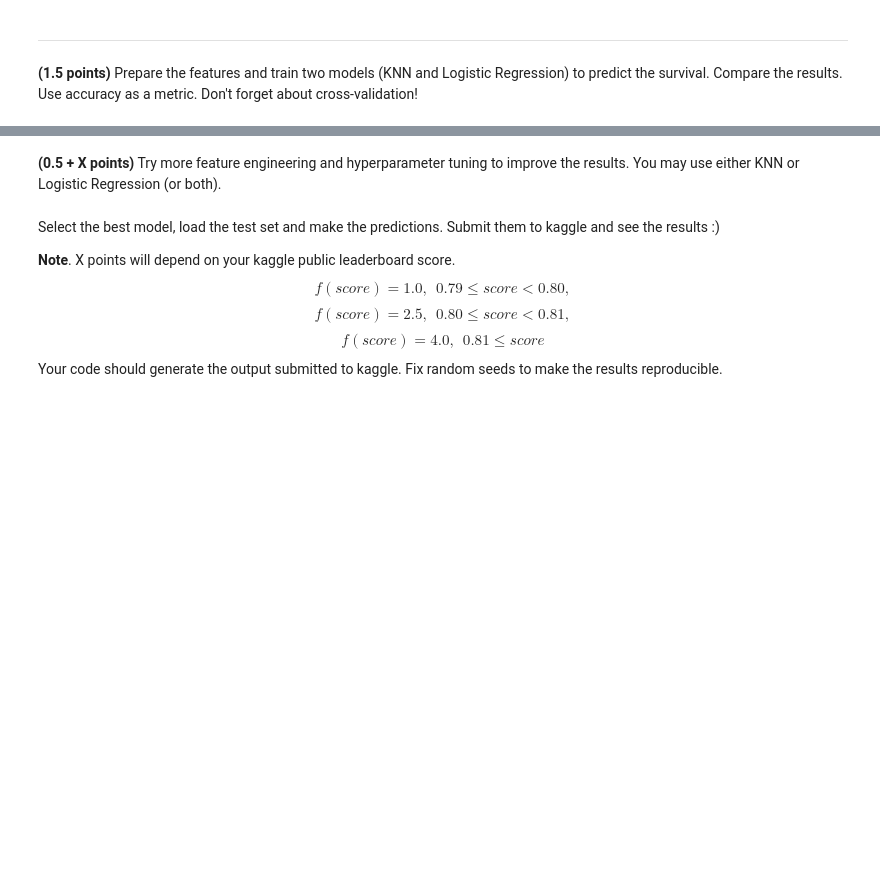
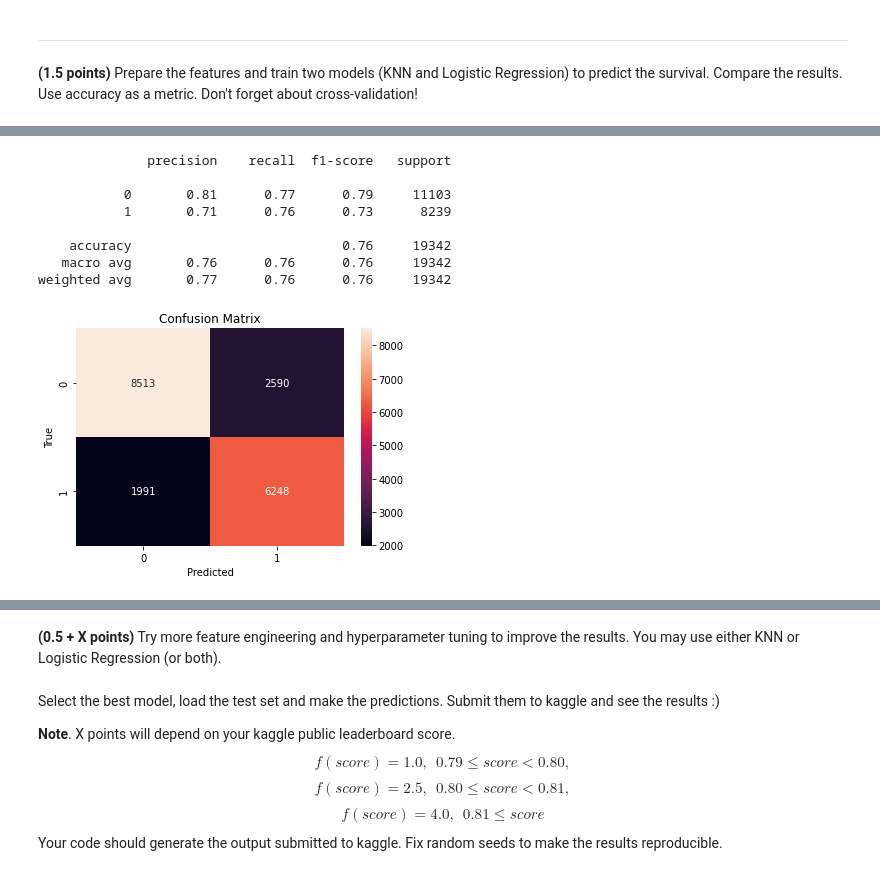
Before and after one commit to bonvech/ml-intro-1, a Jupyter notebook: 5_classification_linear_knn/hw_classification.ipynb, the cells around one changed output, grey strips where cells are left out. Saved outputs shown, nothing was run; the diff lists cells and outputs as text; code cells hidden in the pictures; blank space fills up the shorter version.

```diff
--- a/5_classification_linear_knn/hw_classification.ipynb
+++ b/5_classification_linear_knn/hw_classification.ipynb
@@ -962,0 +1015,8 @@ data.head()
+# %%
+X = data.drop('Survived', 1)
+y = data.Survived
+
+X_train, X_test, y_train, y_test = train_test_split(X, y, test_size=0.2, random_state=2)
+
+lr_model = LogisticRegression()
+lr_model.fit(X_train, y_train)
@@ -962,0 +1032,5 @@ data.head()
+# %%
+#Prediction of test set
+y_pred = lr_model.predict(X_test)
+#Predicted values
+y_pred
@@ -962,0 +1050,19 @@ data.head()
+# %%
+#Confusion matrix and classification report
+
+matrix = confusion_matrix(y_test, y_pred)
+sns.heatmap(matrix, annot=True, fmt="d")
+plt.title('Confusion Matrix')
+plt.xlabel('Predicted')
+plt.ylabel('True')
+print(classification_report(y_test, y_pred))
+# %% [output]
+              precision    recall  f1-score   support
+
+           0       0.81      0.77      0.79     11103
+           1       0.71      0.76      0.73      8239
+
+    accuracy                           0.76     19342
+   macro avg       0.76      0.76      0.76     19342
+weighted avg       0.77      0.76      0.76     19342
+[figure, added]
```
Also changed, not shown: parts of 22 cells of this notebook, 1 other file.
